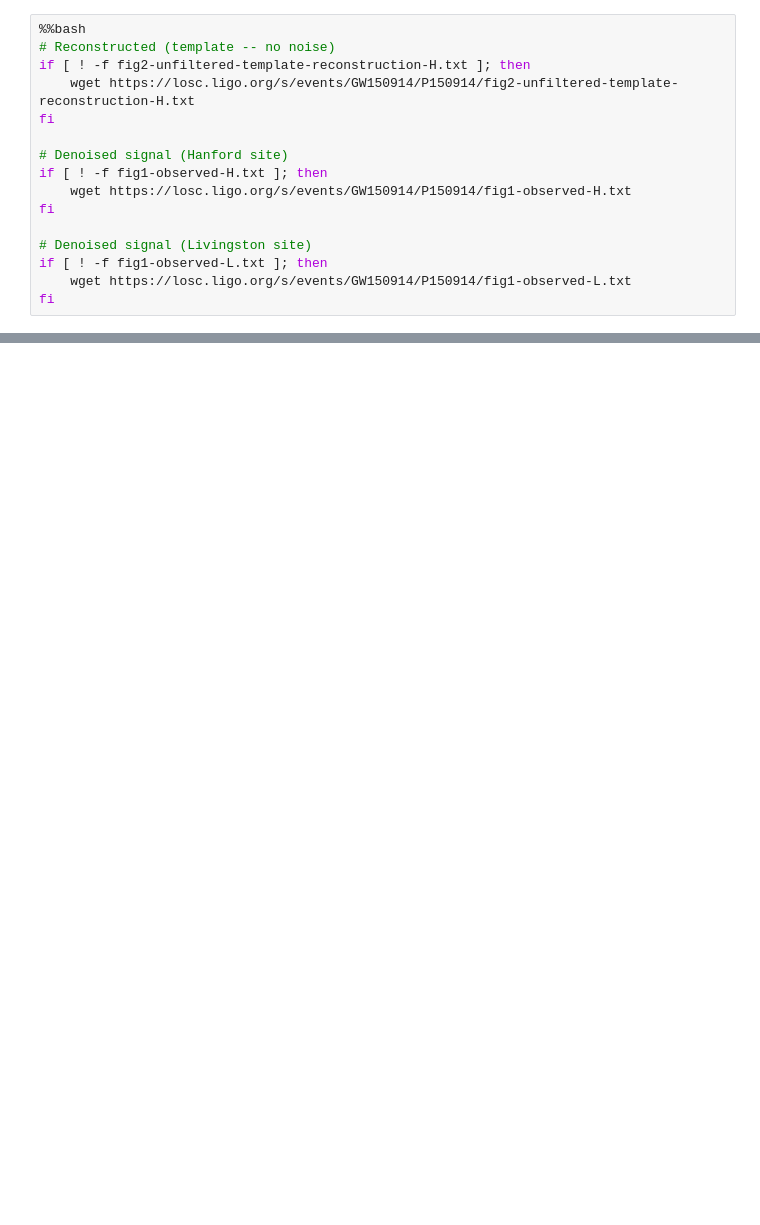
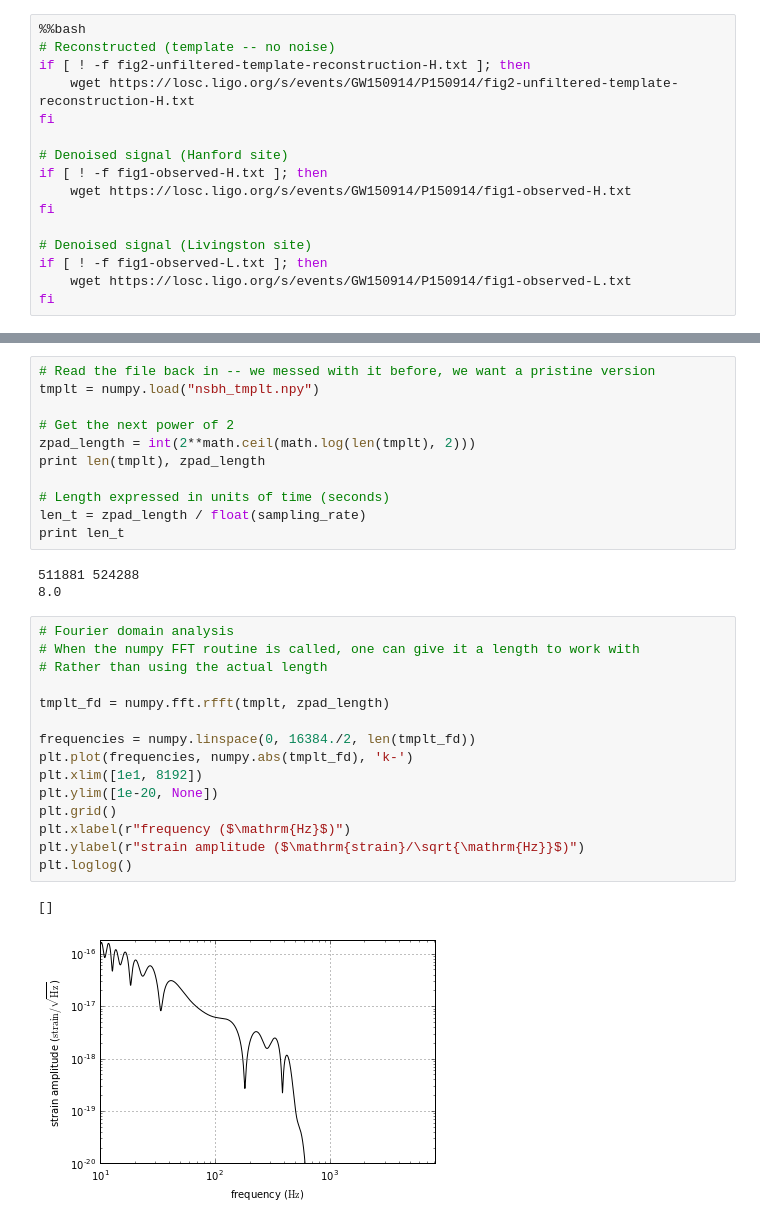
Before and after one commit to cpankow/lacc_da_tutorials, a Jupyter notebook: GW15094_sounds.ipynb, the cells around one changed output, grey strips where cells are left out. Saved outputs shown, nothing was run; the diff lists cells and outputs as text; blank space fills up the shorter version.

```diff
--- a/GW15094_sounds.ipynb
+++ b/GW15094_sounds.ipynb
@@ -112,0 +152,32 @@ sys     0m0.102s
+# %%
+# Read the file back in -- we messed with it before, we want a pristine version
+tmplt = numpy.load("nsbh_tmplt.npy")
+
+# Get the next power of 2
+zpad_length = int(2**math.ceil(math.log(len(tmplt), 2)))
+print len(tmplt), zpad_length
+
+# Length expressed in units of time (seconds)
+len_t = zpad_length / float(sampling_rate)
+print len_t
+# %% [output]
+511881 524288
+8.0
+# %%
+# Fourier domain analysis
+# When the numpy FFT routine is called, one can give it a length to work with
+# Rather than using the actual length
+
+tmplt_fd = numpy.fft.rfft(tmplt, zpad_length)
+
+frequencies = numpy.linspace(0, 16384./2, len(tmplt_fd))
+plt.plot(frequencies, numpy.abs(tmplt_fd), 'k-')
+plt.xlim([1e1, 8192])
+plt.ylim([1e-20, None])
+plt.grid()
+plt.xlabel(r"frequency ($\mathrm{Hz}$)")
+plt.ylabel(r"strain amplitude ($\mathrm{strain}/\sqrt{\mathrm{Hz}}$)")
+plt.loglog()
+# %% [output]
+[]
+[figure, added]
```
Also changed, not shown: parts of 16 cells of this notebook.
